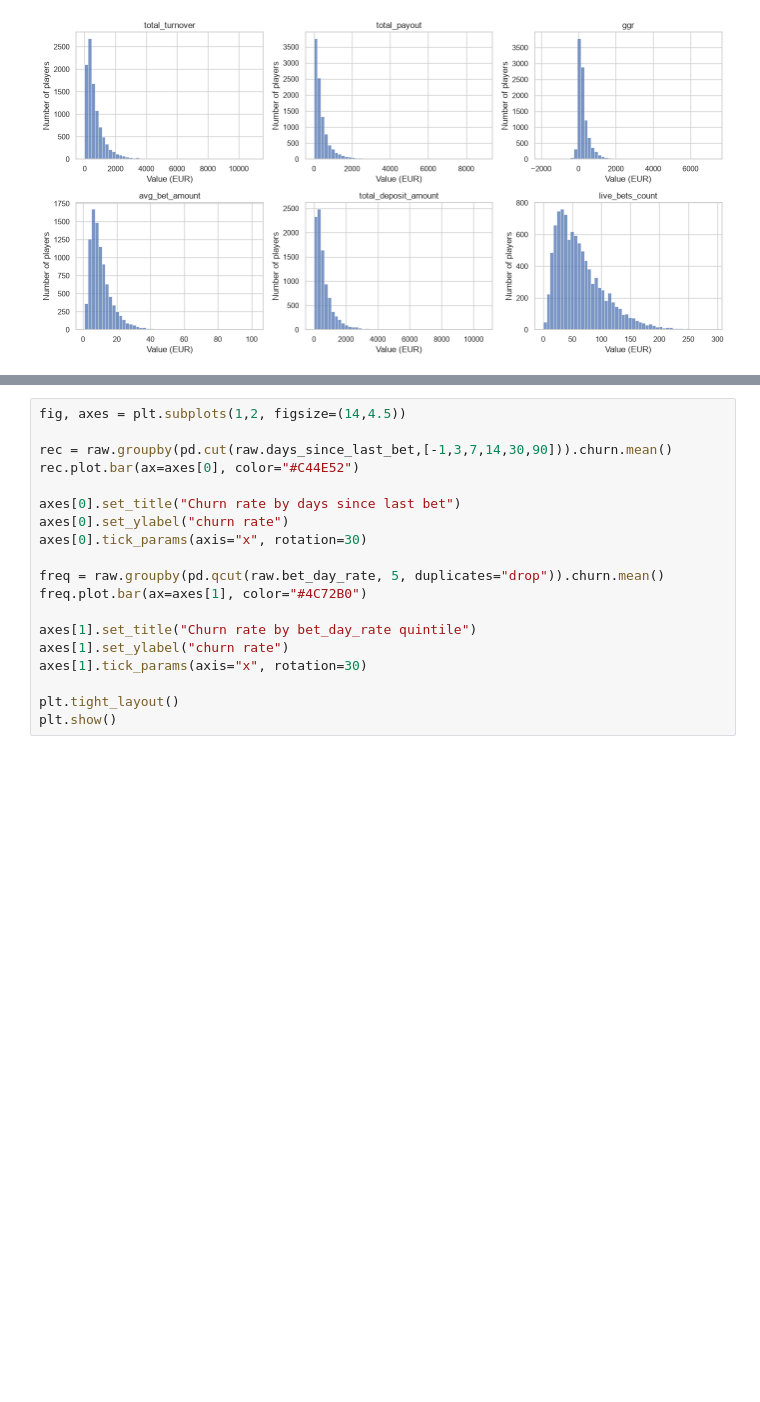
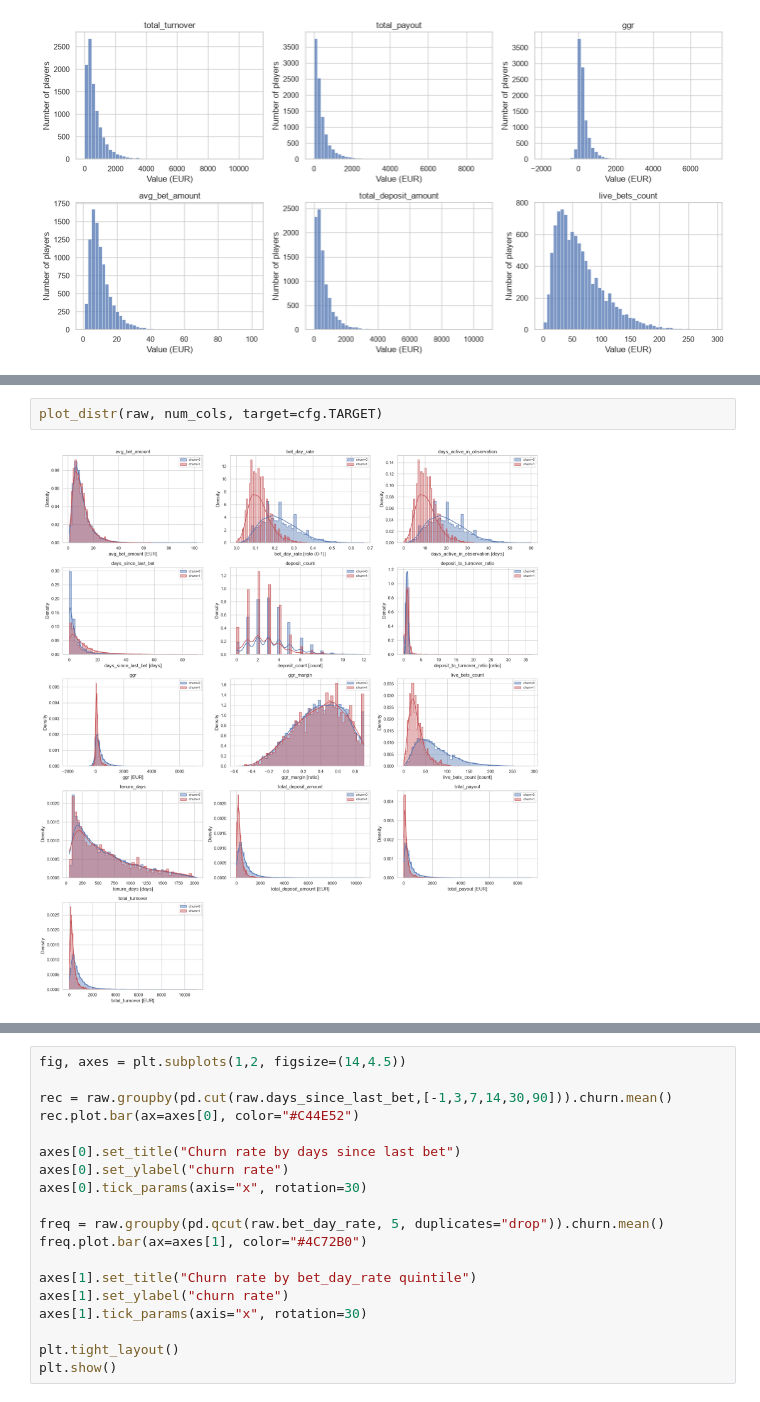
Before and after one commit to kosmisa/Churn_Model, a Jupyter notebook: RND/Analysis.ipynb, the cells around one changed output, grey strips where cells are left out. Drawn from its saved outputs; the diff is of its cells as text; blank space fills up the shorter version.

```diff
--- a/RND/Analysis.ipynb
+++ b/RND/Analysis.ipynb
@@ -158,0 +317,4 @@ plt.show()
+# %%
+plot_distr(raw, num_cols, target=cfg.TARGET)
+# %% [output]
+[figure, added]
```
Also changed, not shown: parts of 52 cells of this notebook, 4 other files.
